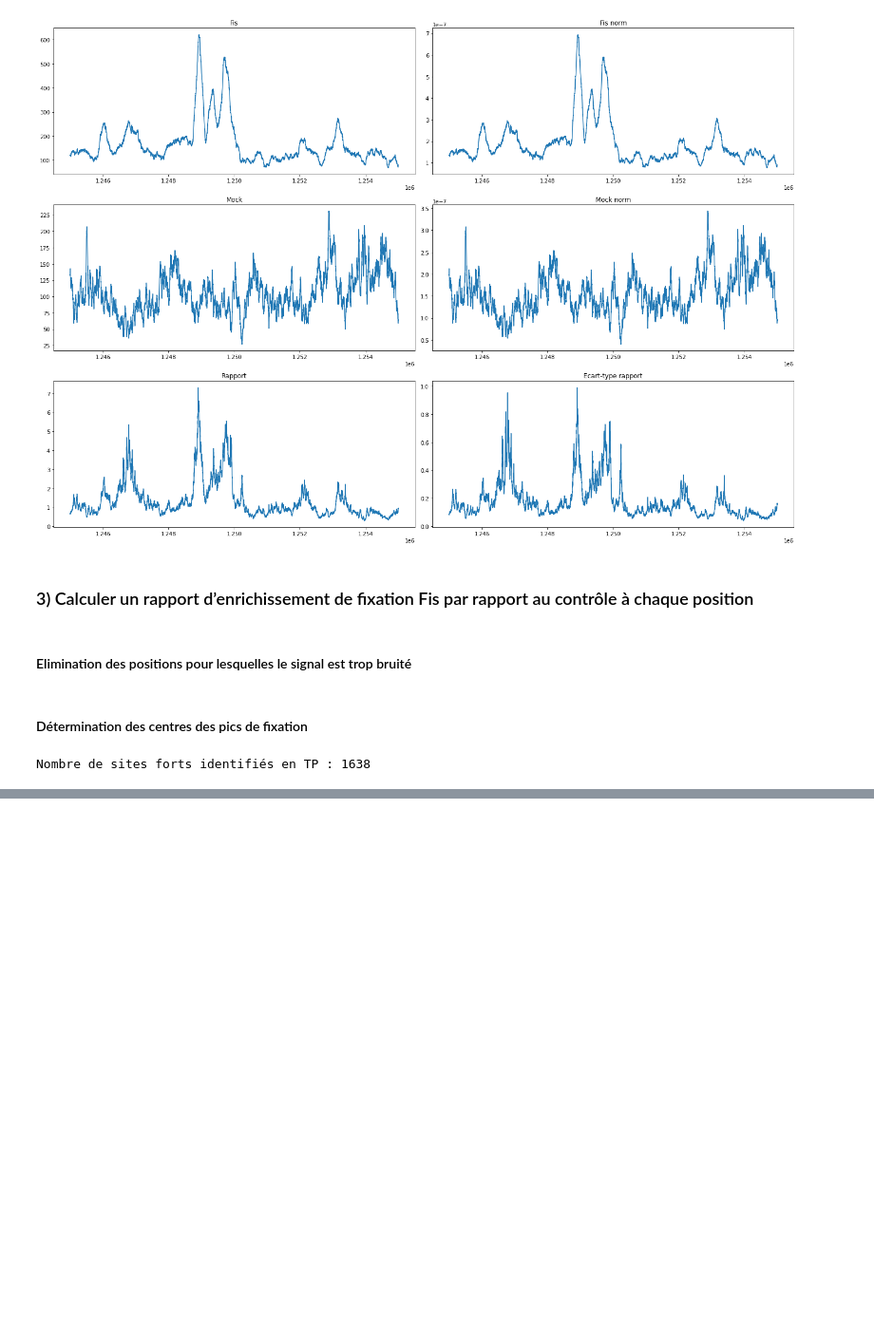
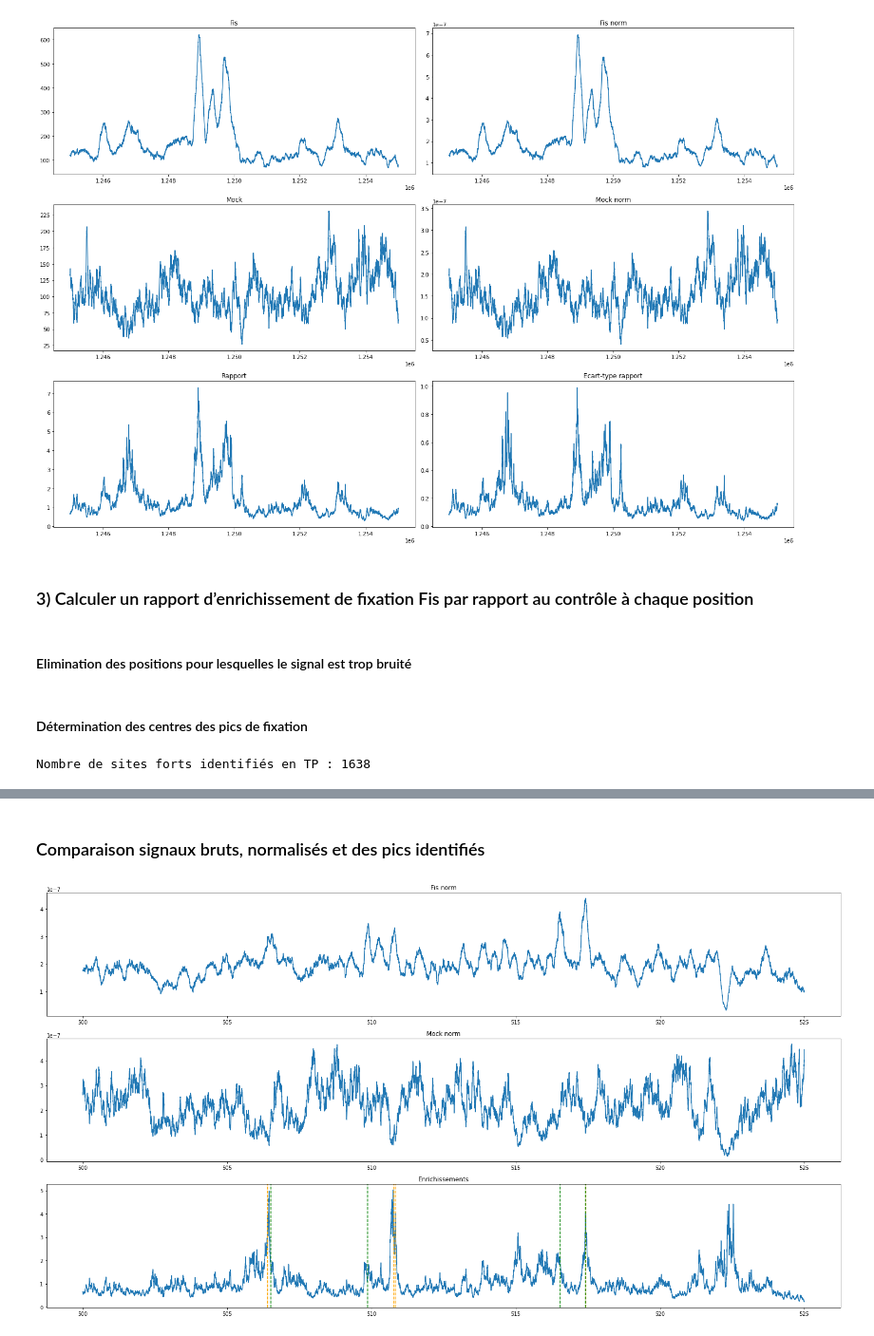
Before and after one commit to neonicoo/TP_ChIP-Seq_4BiM, a Jupyter notebook: TP_ChIP-Seq_4BiM.ipynb, the cells around one changed output, grey strips where cells are left out. Shown at 95% size. Drawn from its saved outputs; the diff is of its cells as text; code cells hidden in the pictures; blank space fills up the shorter version.

```diff
--- a/TP_ChIP-Seq_4BiM.ipynb
+++ b/TP_ChIP-Seq_4BiM.ipynb
@@ -368,0 +429,27 @@ Nombre de sites forts identifiés en TP : 1638
+# %% [markdown]
+### Comparaison signaux bruts, normalisés et des pics identifiés
+# %%
+#étude de la zone de 500 à 525kb
+idx1 = 500000-1 ; idx2 = 525000-1  #les positions débutent à 1 mais python commence à 0
+
+# graphes
+plt.figure(figsize = (22, 12))
+
+plt.subplot(311)
+plt.plot(signals[idx1:idx2,0]/1000, signals[idx1:idx2,5]) ; plt.title("Fis norm")
+plt.subplot(312)
+plt.plot(signals[idx1:idx2,0]/1000, signals[idx1:idx2,6]) ; plt.title("Mock norm")
+plt.subplot(313)
+plt.plot(signals[idx1:idx2,0]/1000, signals[idx1:idx2,7]) ; plt.title("Enrichissements")
+
+
+for s in pos_strong_sites:
+    if idx1 <= s <= idx2: # ligne rouge = sites identifiés en TP
+        plt.axvline(s/1000, color='orange', linewidth=1.5, linestyle='dashed')
+for s in sites_article:
+    if idx1 <= s <= idx2: # ligne bleu = sites identifiés dans l'article
+        plt.axvline(s/1000, color='g', linewidth=1.5, linestyle='dashed')
+plt.tight_layout()
+plt.show()
+# %% [output]
+[figure, added]
```
Also changed, not shown: parts of 16 cells of this notebook.
